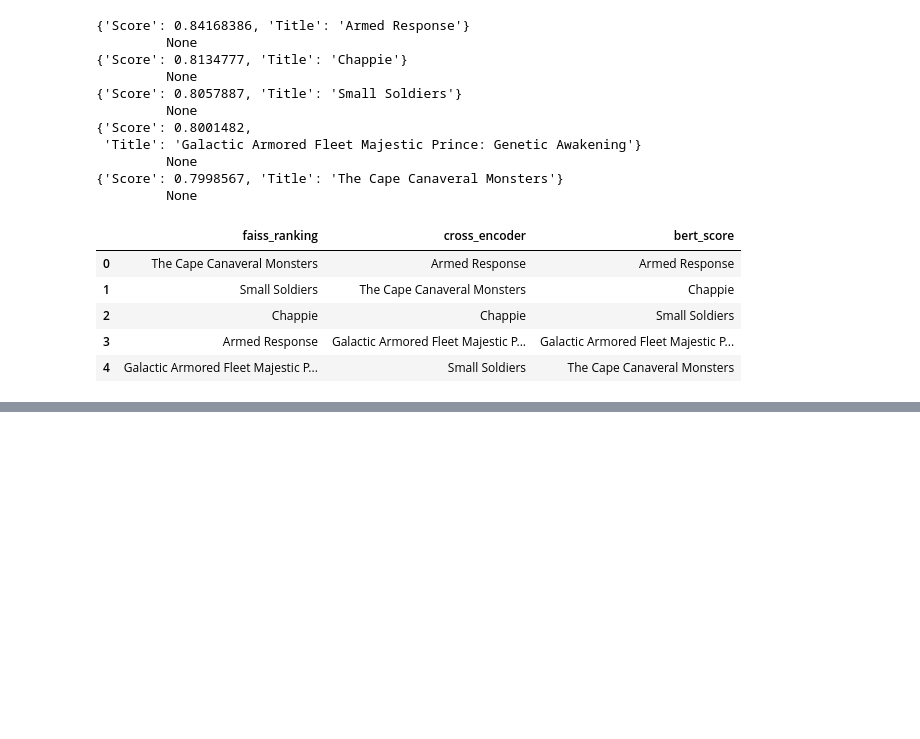
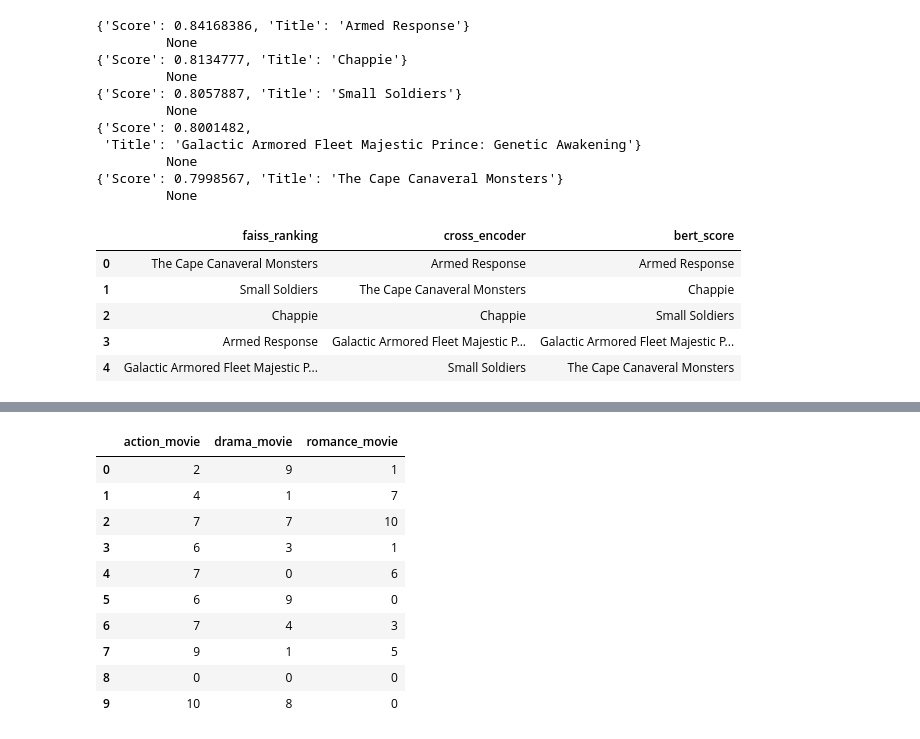
Before and after one commit to 99sbr/semantic-search-with-sbert, a Jupyter notebook: search-ranking.ipynb, the cells around one changed output, grey strips where cells are left out. Saved outputs shown, nothing was run; the diff lists cells and outputs as text; code cells hidden in the pictures; blank space fills up the shorter version.

```diff
--- a/search-ranking.ipynb
+++ b/search-ranking.ipynb
@@ -295,0 +370,14 @@ final_results.head()
+# %%
+user_watch_hist
+# %% [output]
+|  | action_movie | drama_movie | romance_movie |
+| 0 | 2 | 9 | 1 |
+| 1 | 4 | 1 | 7 |
+| 2 | 7 | 7 | 10 |
+| 3 | 6 | 3 | 1 |
+| 4 | 7 | 0 | 6 |
+| 5 | 6 | 9 | 0 |
+| 6 | 7 | 4 | 3 |
+| 7 | 9 | 1 | 5 |
+| 8 | 0 | 0 | 0 |
+| 9 | 10 | 8 | 0 |
```
Also changed, not shown: parts of 28 cells of this notebook.
